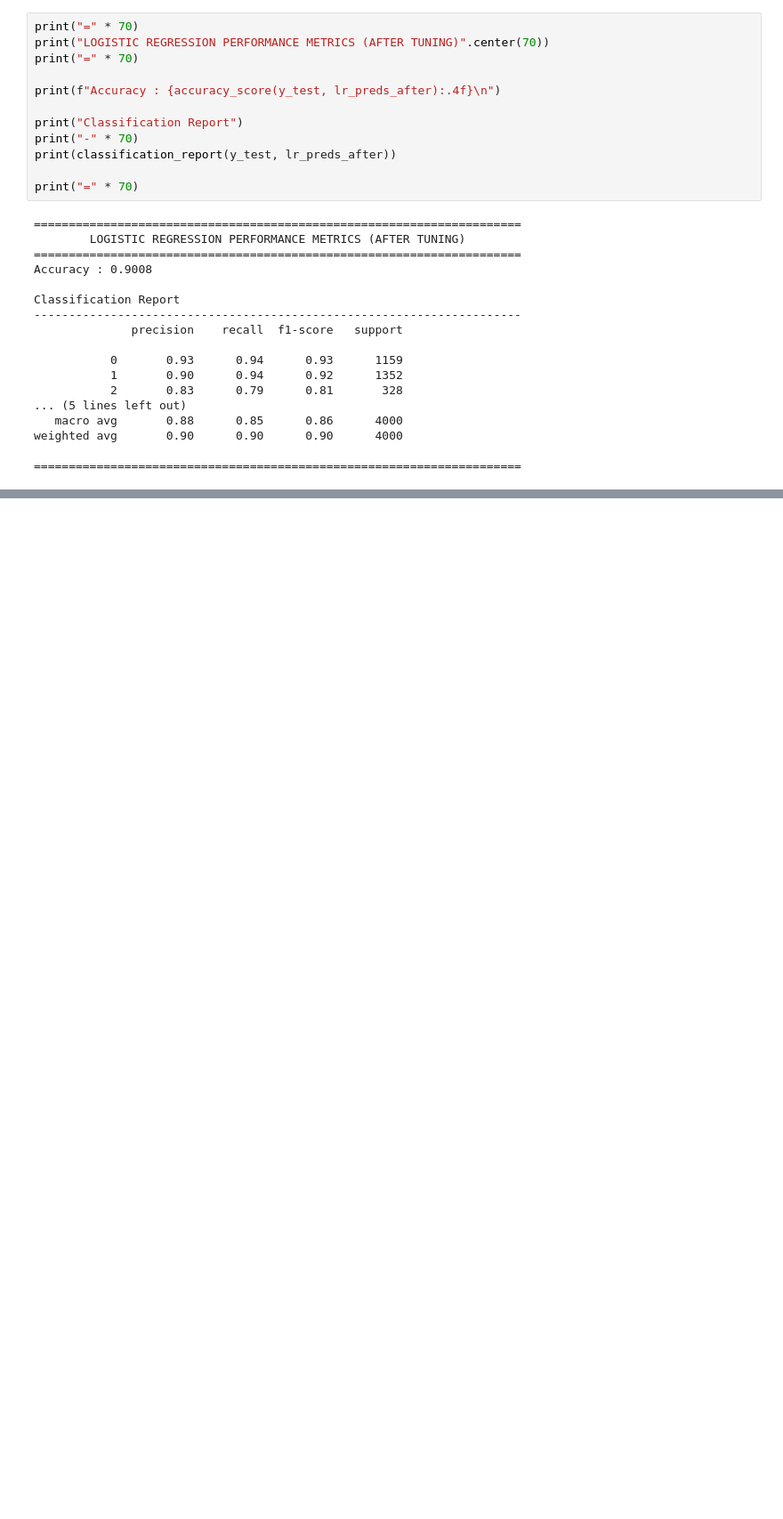
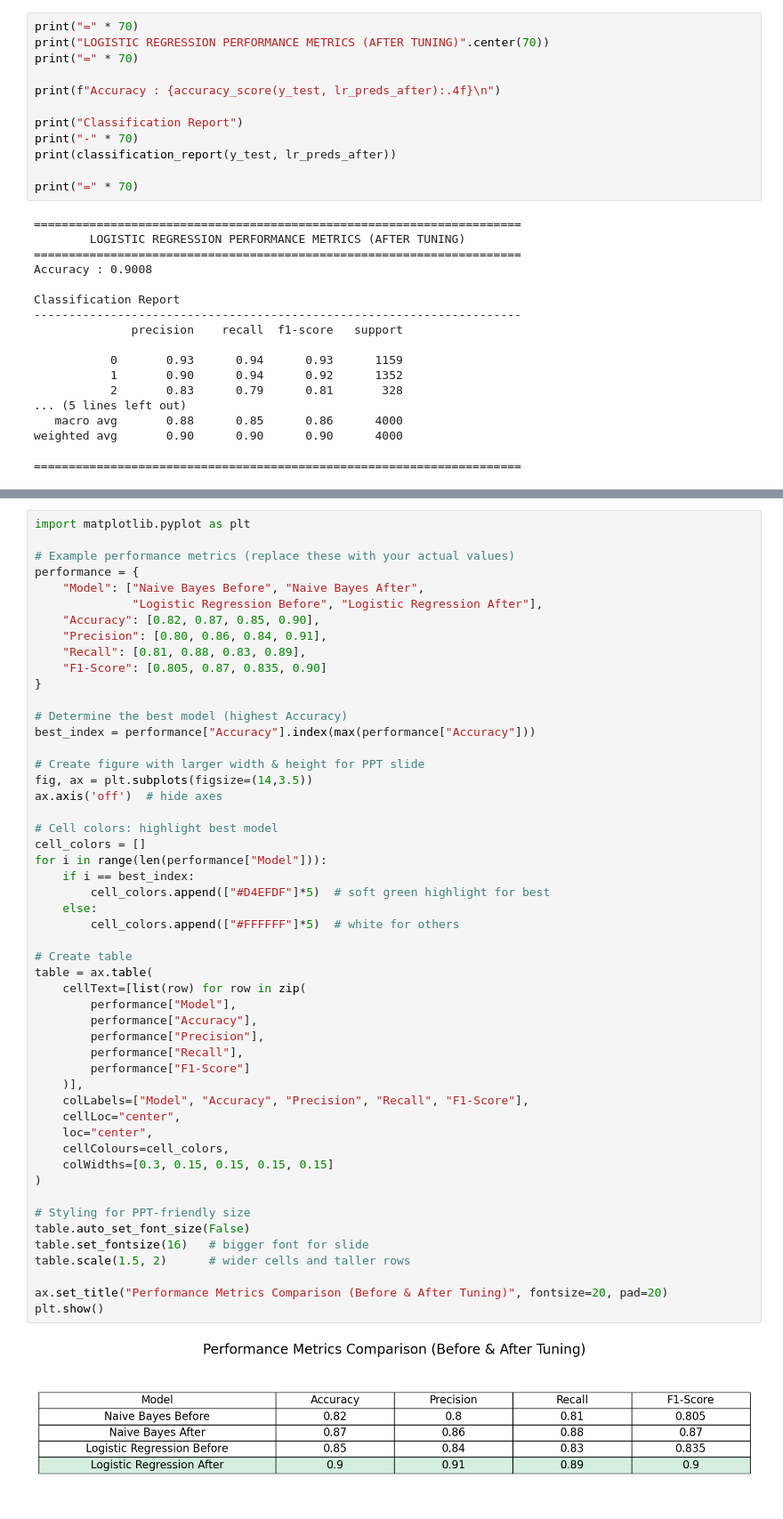
Before and after one commit to PranavSharma195/Emotion-Prediction, a Jupyter notebook: 23048577_Pranav_Sharma.ipynb, the cells around one changed output, grey strips where cells are left out. Shown at 89% size. Drawn from its saved outputs; the diff is of its cells as text; blank space fills up the shorter version.

```diff
--- a/23048577_Pranav_Sharma.ipynb
+++ b/23048577_Pranav_Sharma.ipynb
@@ -1010,0 +1089,53 @@ weighted avg       0.90      0.90      0.90      4000
+# %%
+import matplotlib.pyplot as plt
+
+# Example performance metrics (replace these with your actual values)
+performance = {
+    "Model": ["Naive Bayes Before", "Naive Bayes After",
+              "Logistic Regression Before", "Logistic Regression After"],
+    "Accuracy": [0.82, 0.87, 0.85, 0.90],
+    "Precision": [0.80, 0.86, 0.84, 0.91],
+    "Recall": [0.81, 0.88, 0.83, 0.89],
+    "F1-Score": [0.805, 0.87, 0.835, 0.90]
+}
+
+# Determine the best model (highest Accuracy)
+best_index = performance["Accuracy"].index(max(performance["Accuracy"]))
+
+# Create figure with larger width & height for PPT slide
+fig, ax = plt.subplots(figsize=(14,3.5))
+ax.axis('off')  # hide axes
+
+# Cell colors: highlight best model
+cell_colors = []
+for i in range(len(performance["Model"])):
+    if i == best_index:
+        cell_colors.append(["#D4EFDF"]*5)  # soft green highlight for best
+    else:
+        cell_colors.append(["#FFFFFF"]*5)  # white for others
+
+# Create table
+table = ax.table(
+    cellText=[list(row) for row in zip(
+        performance["Model"],
+        performance["Accuracy"],
+        performance["Precision"],
+        performance["Recall"],
+        performance["F1-Score"]
+    )],
+    colLabels=["Model", "Accuracy", "Precision", "Recall", "F1-Score"],
+    cellLoc="center",
+    loc="center",
+    cellColours=cell_colors,
+    colWidths=[0.3, 0.15, 0.15, 0.15, 0.15]
+)
+
+# Styling for PPT-friendly size
+table.auto_set_font_size(False)
+table.set_fontsize(16)   # bigger font for slide
+table.scale(1.5, 2)      # wider cells and taller rows
+
+ax.set_title("Performance Metrics Comparison (Before & After Tuning)", fontsize=20, pad=20)
+plt.show()
+# %% [output]
+[figure, added]
```
Also changed, not shown: parts of 13 cells of this notebook.
